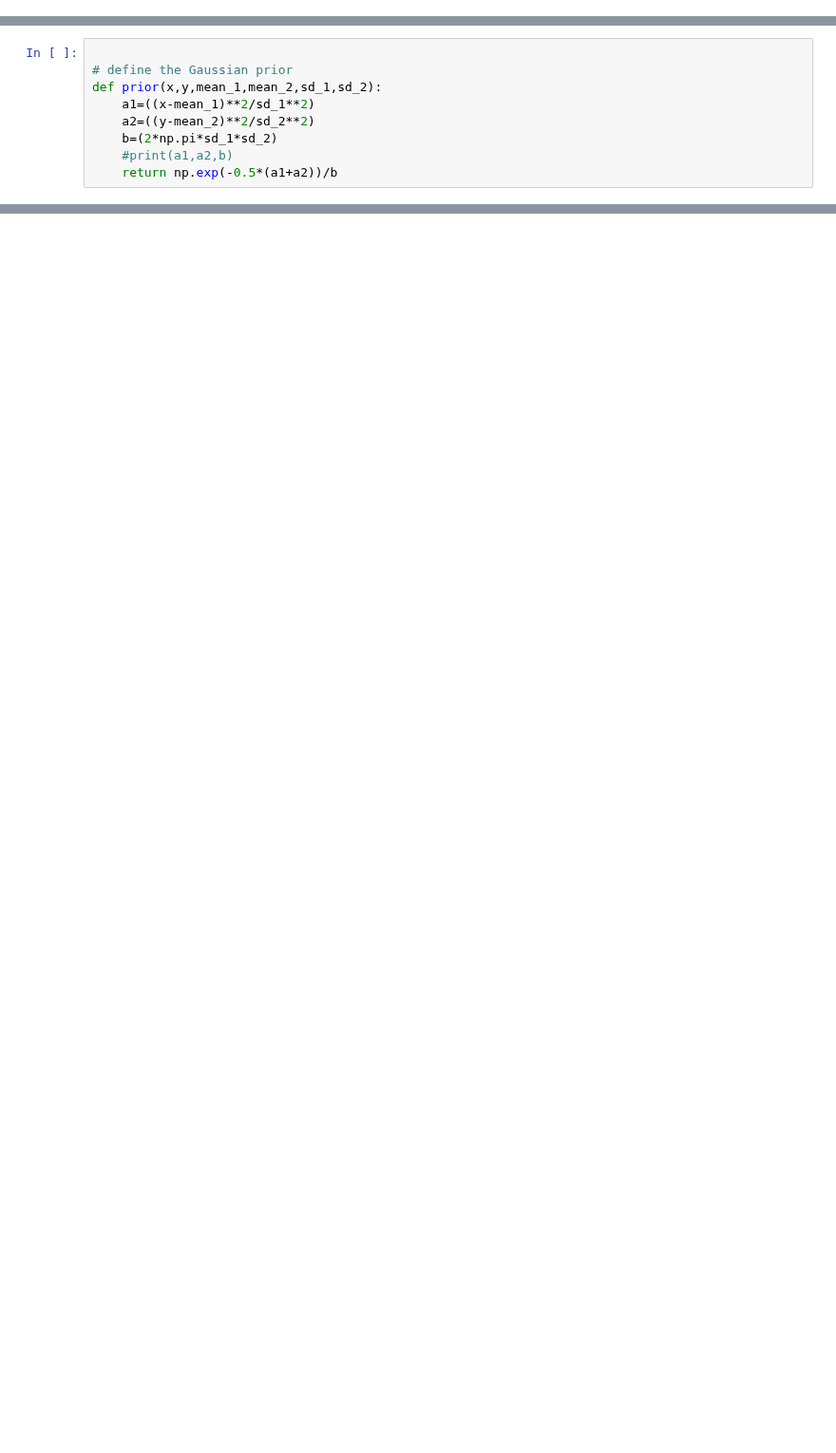
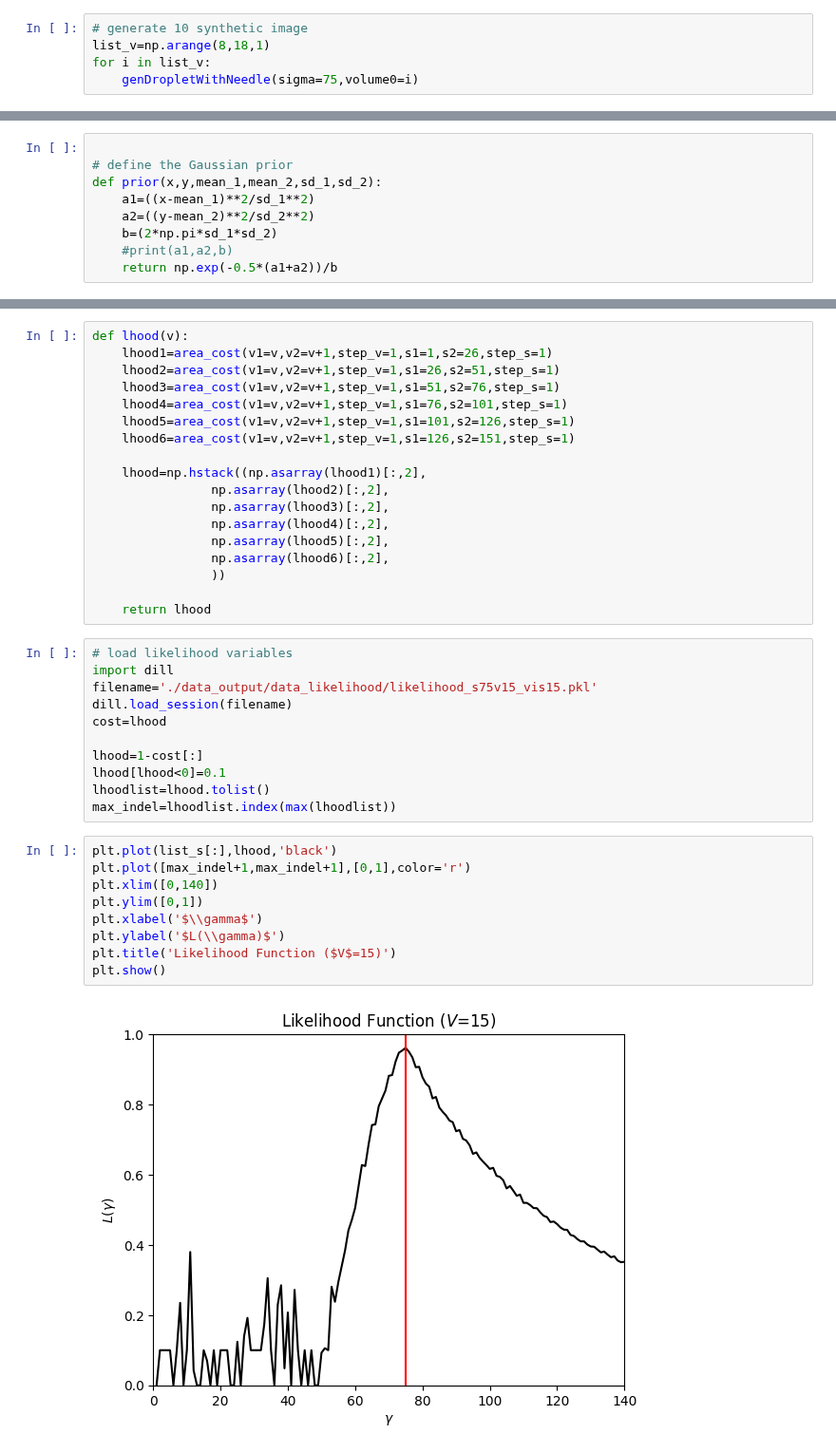
Before and after one commit to Lomolanisgo/Bayesian_PendantDrop_Tensiometry, a Jupyter notebook: pendantdrop_BI.ipynb, the cells around one changed output, grey strips where cells are left out. Shown at 95% size. Saved outputs shown, nothing was run; the diff lists cells and outputs as text; blank space fills up the shorter version.

```diff
--- a/pendantdrop_BI.ipynb
+++ b/pendantdrop_BI.ipynb
@@ -28,0 +29,5 @@ In this case $x=\sigma$, $y=V_0$
+# %%
+# generate 10 synthetic image
+list_v=np.arange(8,18,1)
+for i in list_v:
+    genDropletWithNeedle(sigma=75,volume0=i)
@@ -70,0 +119,40 @@ plt.show(block=False)
+# %%
+def lhood(v):
+    lhood1=area_cost(v1=v,v2=v+1,step_v=1,s1=1,s2=26,step_s=1)
+    lhood2=area_cost(v1=v,v2=v+1,step_v=1,s1=26,s2=51,step_s=1)
+    lhood3=area_cost(v1=v,v2=v+1,step_v=1,s1=51,s2=76,step_s=1)
+    lhood4=area_cost(v1=v,v2=v+1,step_v=1,s1=76,s2=101,step_s=1)
+    lhood5=area_cost(v1=v,v2=v+1,step_v=1,s1=101,s2=126,step_s=1)
+    lhood6=area_cost(v1=v,v2=v+1,step_v=1,s1=126,s2=151,step_s=1)
+
+    lhood=np.hstack((np.asarray(lhood1)[:,2],
+                np.asarray(lhood2)[:,2],
+                np.asarray(lhood3)[:,2],
+                np.asarray(lhood4)[:,2],
+                np.asarray(lhood5)[:,2],
+                np.asarray(lhood6)[:,2],
+                ))
+
+    return lhood
+# %%
+# load likelihood variables
+import dill
+filename='./data_output/data_likelihood/likelihood_s75v15_vis15.pkl'
+dill.load_session(filename)
+cost=lhood
+
+lhood=1-cost[:]
+lhood[lhood<0]=0.1
+lhoodlist=lhood.tolist()
+max_indel=lhoodlist.index(max(lhoodlist))
+# %%
+plt.plot(list_s[:],lhood,'black')
+plt.plot([max_indel+1,max_indel+1],[0,1],color='r')
+plt.xlim([0,140])
+plt.ylim([0,1])
+plt.xlabel('$\\gamma$')
+plt.ylabel('$L(\\gamma)$')
+plt.title('Likelihood Function ($V$=15)')
+plt.show()
+# %% [output]
+[figure, added]
```
Also changed, not shown: parts of 26 cells of this notebook.
